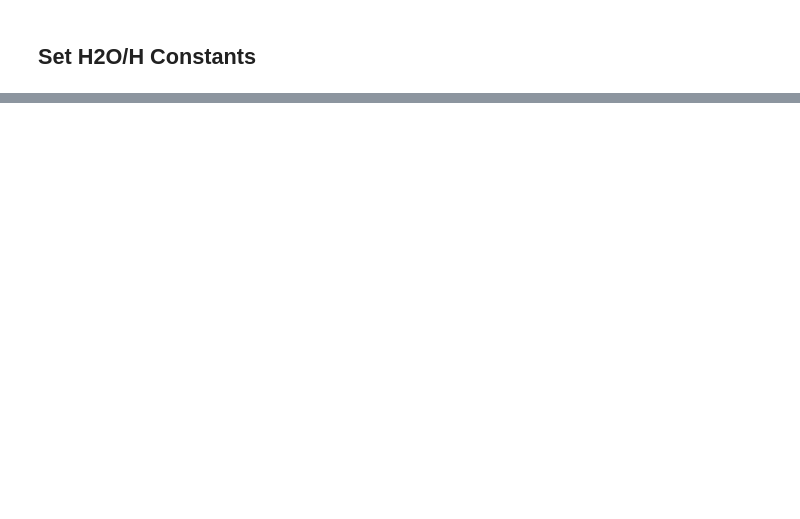
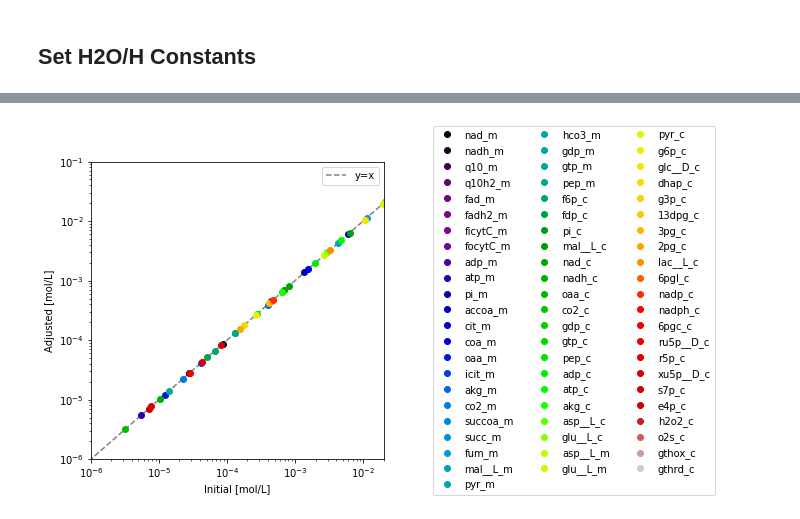
Before and after one commit to Sicily-maker/LiverModel, a Jupyter notebook: 0.0.1-core_model_recon-3D.ipynb, the cells around one changed output, grey strips where cells are left out. Cells and saved outputs as stored; diff of their text form; code cells hidden in the pictures; blank space fills up the shorter version.

```diff
--- a/0.0.1-core_model_recon-3D.ipynb
+++ b/0.0.1-core_model_recon-3D.ipynb
@@ -592,2 +820,0 @@ for reaction in liver.reactions:
-# %%
-liver.reactions.DM_nadh.Keq=float("inf")
@@ -740,0 +1097,9 @@ conc_solution
+# %%
+conc_df_solver=conc_df
+for met in conc_df_solver.index:
+    # print(met)
+    if met not in met_id_list:
+        print(met)
+    #     conc_df_solver.drop(met)
+
+# conc_df_solver
@@ -740,0 +1124,12 @@ conc_solution
+# %%
+for reaction in liver.reactions:
+    #Setting inital condition of metabolties from HEPATOKIN  #M
+    for met in reaction.metabolites:
+        if met.id in conc_df.index:
+            mid=met.id
+            metabolite = reaction.metabolites
+            ic_value = conc_df.loc[mid,'Concentration (M)']
+            row = [mid,ic_value]
+            # column = [ic_value]
+            ic_info.append(row)
+            met.ic =  ic_value
@@ -740,0 +1144,8 @@ conc_solution
+# %%
+conc_info=pd.DataFrame(columns=['met','conc'])
+for met in liver.metabolites:
+    conc_info.loc[len(conc_info.index)] = [met.id, met.ic]
+
+
+conc_info = conc_info.set_index('met')
+conc_info
@@ -740,0 +1167,15 @@ conc_solution
+# %%
+conc_comparison_fig, ax = plt.subplots(nrows=1, ncols=1,
+                                       figsize=(5, 5))
+
+plot_comparison(
+    x=conc_info['conc'], y=conc_solution,
+    compare="concentrations",
+    observable=[mid for mid in conc_info.index], ax=ax,
+    legend="right outside", plot_function="loglog",
+    xlim=(1e-6,0.02), ylim=(1e-6,1e-1),
+    xy_line=True,
+    xy_legend="best", xlabel="Initial [mol/L]", ylabel="Adjusted [mol/L]")
+
+conc_comparison_fig.tight_layout()
+# %% [output]
@@ -741,3 +1183,4 @@ conc_solution
+[figure, added]
 # %%
 #Function to load data from the excel sheet
 def load_data(filepath, sheet_name):
```
Also changed, not shown: parts of 71 cells of this notebook, 45 other files.
